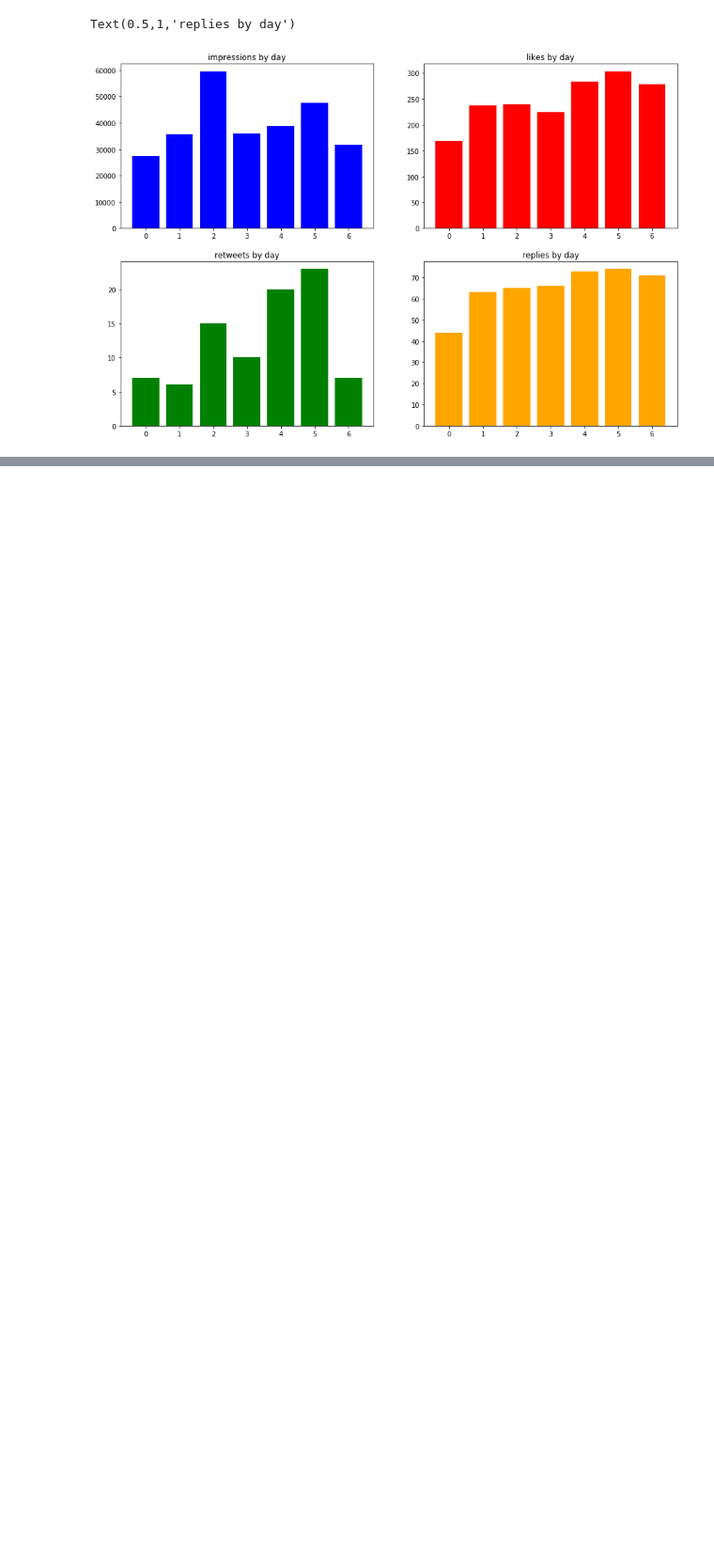
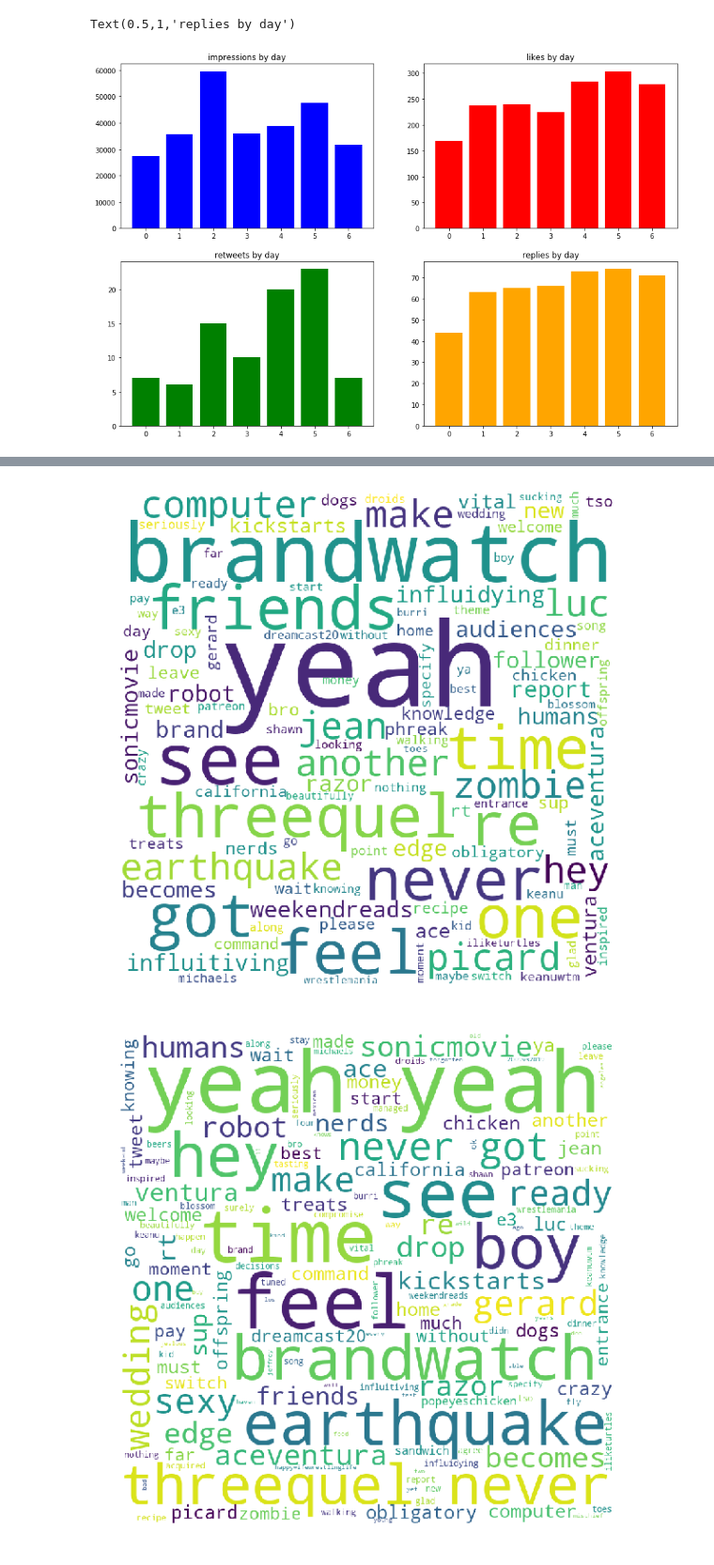
Before and after one commit to gtieng/twitter_analytics, a Jupyter notebook: main.ipynb, the cells around one changed output, grey strips where cells are left out. Shown: that part at 94% size. Saved outputs shown, nothing was run; the diff lists cells and outputs as text; code cells hidden in the pictures; blank space fills up the shorter version.

Commit message:
word clouds complete

```diff
--- a/main.ipynb
+++ b/main.ipynb
@@ -158,0 +178,52 @@ ax[1,1].set_title("replies by day")
+# %%
+best_impressions = gerard_tweets.sort_values("impressions", ascending=False)[0:20]
+best_impressions = best_impressions["Tweet text"].apply(tweet_cleaner)
+
+best_likes = gerard_tweets.sort_values("likes", ascending=False)[0:20]
+best_likes = best_likes["Tweet text"].apply(tweet_cleaner)
+
+best_retweets = gerard_tweets.sort_values("retweets", ascending=False)[0:20]
+best_retweets = best_retweets["Tweet text"].apply(tweet_cleaner)
+
+best_replies = gerard_tweets.sort_values("replies", ascending=False)[0:20]
+best_replies = best_replies["Tweet text"].apply(tweet_cleaner)
+
+best_categories = [best_impressions, best_likes, best_retweets, best_replies]
+# %%
+comment_words = ' '
+stopwords = set(STOPWORDS)
+
+# iterate through the csv file
+for category in best_categories:
+    cloud_title = ["best_impressions", "best_likes", "best_retweets", "best_replies"]
+    cloud_title_count =
+    for val in category:
+
+        # typecaste each val to string
+        val = str(val)
+
+        # split the value
+        tokens = val.split()
+
+        # Converts each token into lowercase
+        for i in range(len(tokens)):
+            tokens[i] = tokens[i].lower()
+
+        for words in tokens:
+            comment_words = comment_words + words + ' '
+
+
+    wordcloud = WordCloud(width = 800, height = 800,
+                    background_color ='white',
+                    stopwords = stopwords,
+                    min_font_size = 10).generate(comment_words)
+
+    # plot the WordCloud image
+    plt.figure(figsize = (8, 8), facecolor = None)
+    plt.imshow(wordcloud)
+    plt.axis("off")
+    plt.tight_layout(pad = 0)
+    plt.title
+# %% [output]
+[figure, added]
+[figure, added]
```
Also changed, not shown: parts of 5 cells of this notebook.
